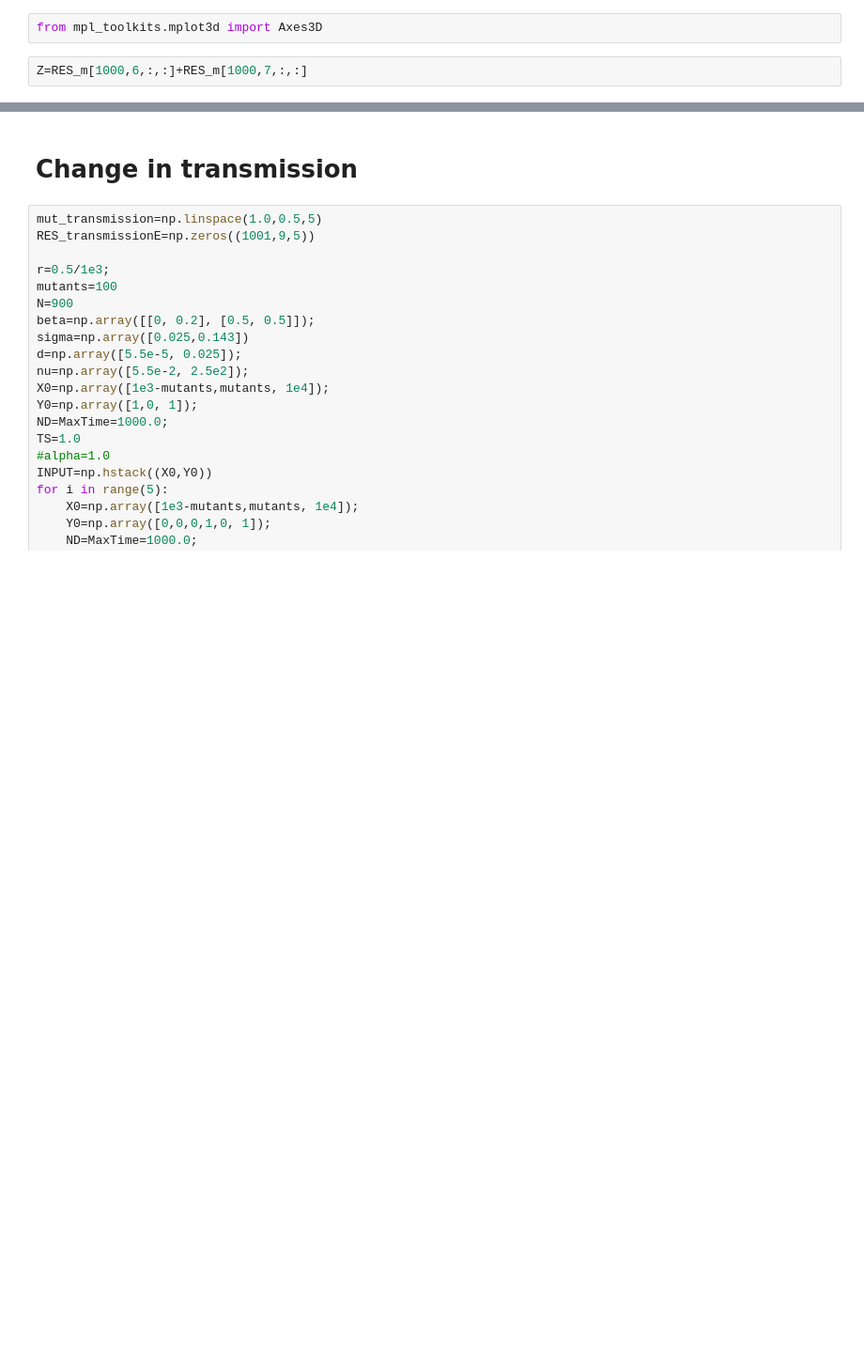
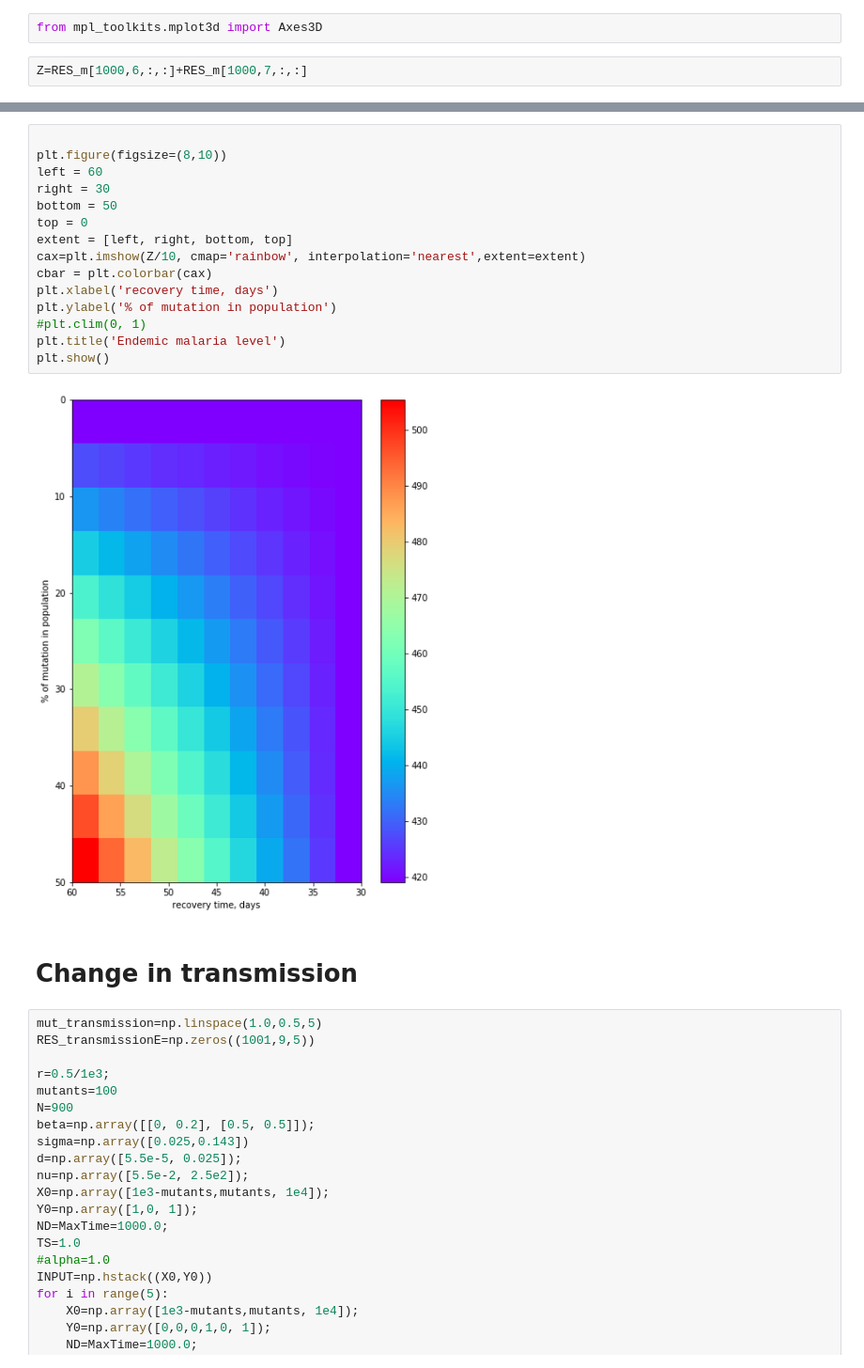
Before and after one commit to susiecant/MSc-project-code, a Jupyter notebook: differential equations with host mutation.ipynb, the cells around one changed output, grey strips where cells are left out. Shown at 94% size. Saved outputs shown, nothing was run; the diff lists cells and outputs as text; blank space fills up the shorter version.

```diff
--- a/differential equations with host mutation.ipynb
+++ b/differential equations with host mutation.ipynb
@@ -311,3 +313,20 @@ plt.show()
+# %%
+
+plt.figure(figsize=(8,10))
+left = 60
+right = 30
+bottom = 50
+top = 0
+extent = [left, right, bottom, top]
+cax=plt.imshow(Z/10, cmap='rainbow', interpolation='nearest',extent=extent)
+cbar = plt.colorbar(cax)
+plt.xlabel('recovery time, days')
+plt.ylabel('% of mutation in population')
+#plt.clim(0, 1)
+plt.title('Endemic malaria level')
+plt.show()
+# %% [output]
+[figure, added]
 # %% [markdown]
 # Change in transmission
 # %%
```
Also changed, not shown: parts of 4 cells of this notebook.
